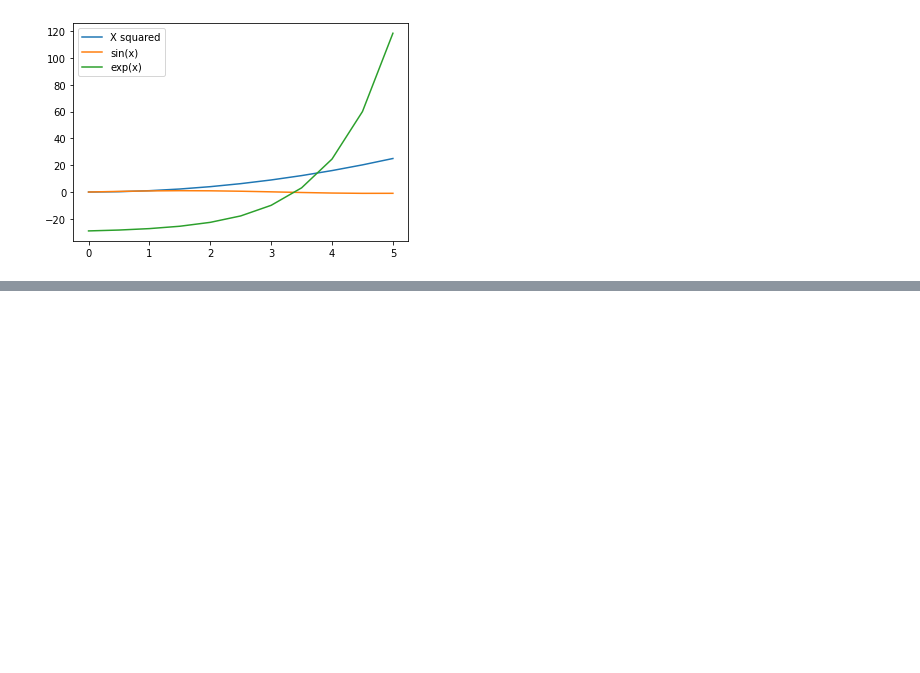
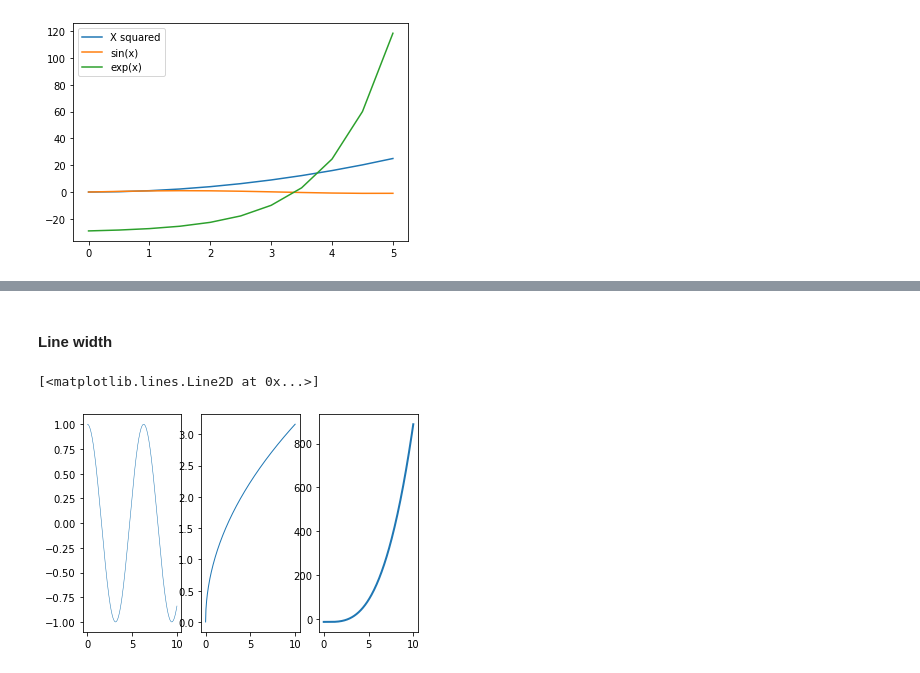
Before and after one commit to kamelCased/learningDataScience, a Jupyter notebook: MatPlotLib.ipynb, the cells around one changed output, grey strips where cells are left out. Saved outputs shown, nothing was run; the diff lists cells and outputs as text; code cells hidden in the pictures; blank space fills up the shorter version.

```diff
--- a/MatPlotLib.ipynb
+++ b/MatPlotLib.ipynb
@@ -346,0 +364,15 @@ ax.legend(loc=0)
+# %% [markdown]
+#### Line width
+# %%
+# Create functions
+x = np.linspace(0,10,250)
+y = [np.cos(x),x ** 0.5, x ** 3 - x ** 2 - 12]
+# Create plots
+fig,ax = plt.subplots(1,3)
+# Set line width (lw)
+ax[0].plot(x,y[0],linewidth=0.5) # Smaller line width
+ax[1].plot(x,y[1],lw=1) # Normal line width
+ax[2].plot(x,y[2],lw=2) # Bigger line width
+# %% [output]
+[<matplotlib.lines.Line2D at 0x...>]
+[figure, added]
```
Also changed, not shown: parts of 25 cells of this notebook.
